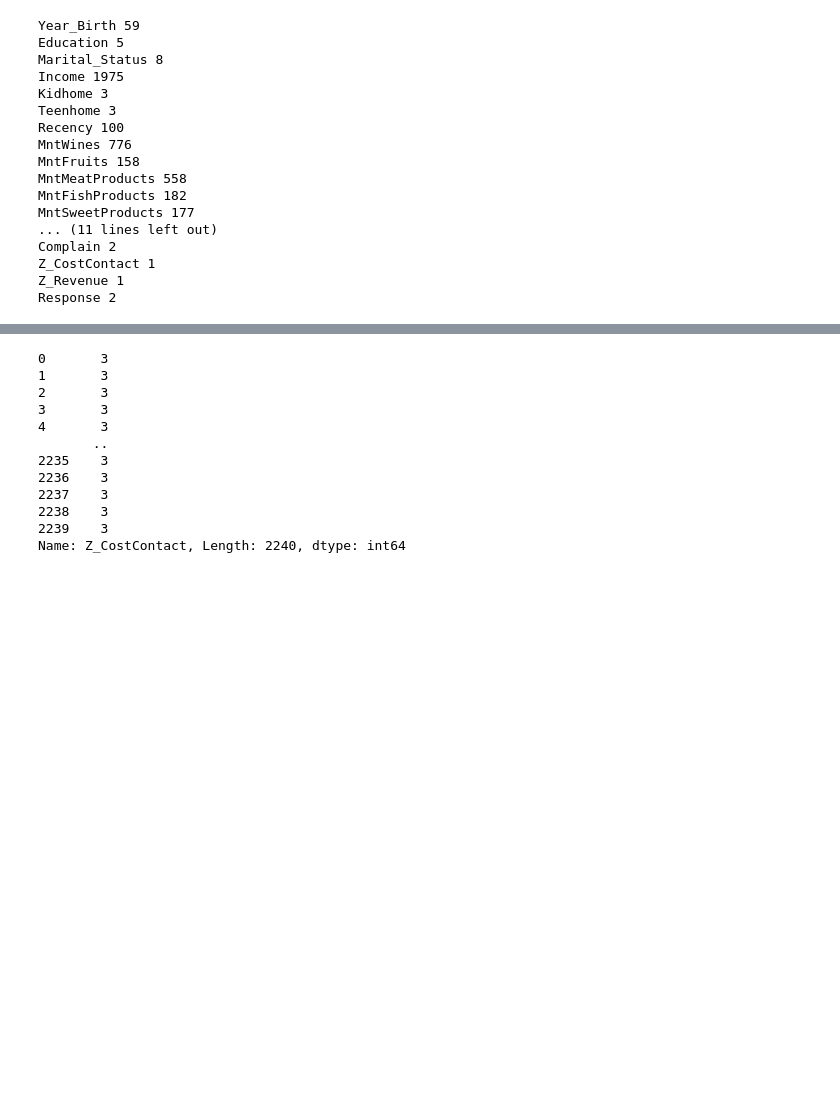
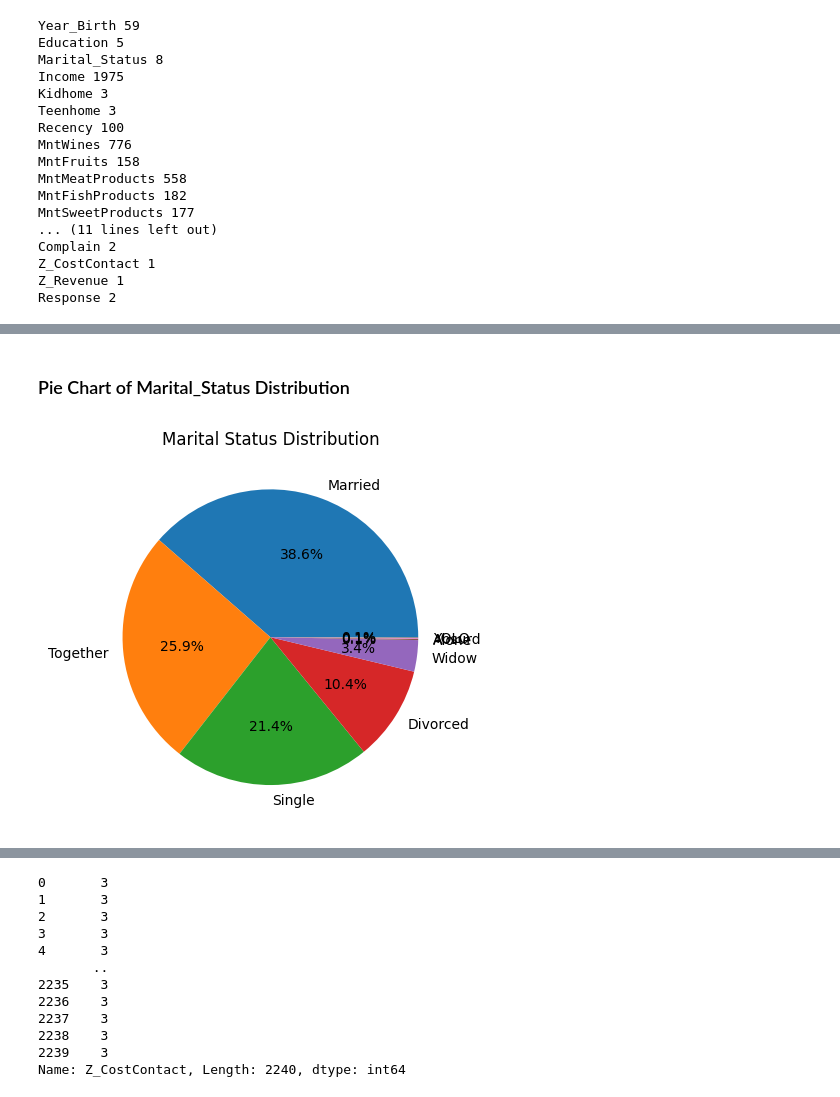
Before and after one commit to vikaschauhan734/customer_personality_analysis, a Jupyter notebook: notebook.ipynb, the cells around one changed output, grey strips where cells are left out. Saved outputs shown, nothing was run; the diff lists cells and outputs as text; code cells hidden in the pictures; blank space fills up the shorter version.

```diff
--- a/notebook.ipynb
+++ b/notebook.ipynb
@@ -196,0 +225,8 @@ Response 2
+# %% [markdown]
+### Pie Chart of Marital_Status Distribution
+# %%
+plt.pie(df['Marital_Status'].value_counts().values, labels=df['Marital_Status'].value_counts().index, autopct="%1.1f%%")
+plt.title("Marital Status Distribution")
+plt.show()
+# %% [output]
+[figure, added]
```
Also changed, not shown: parts of 37 cells of this notebook, 1 other file.
